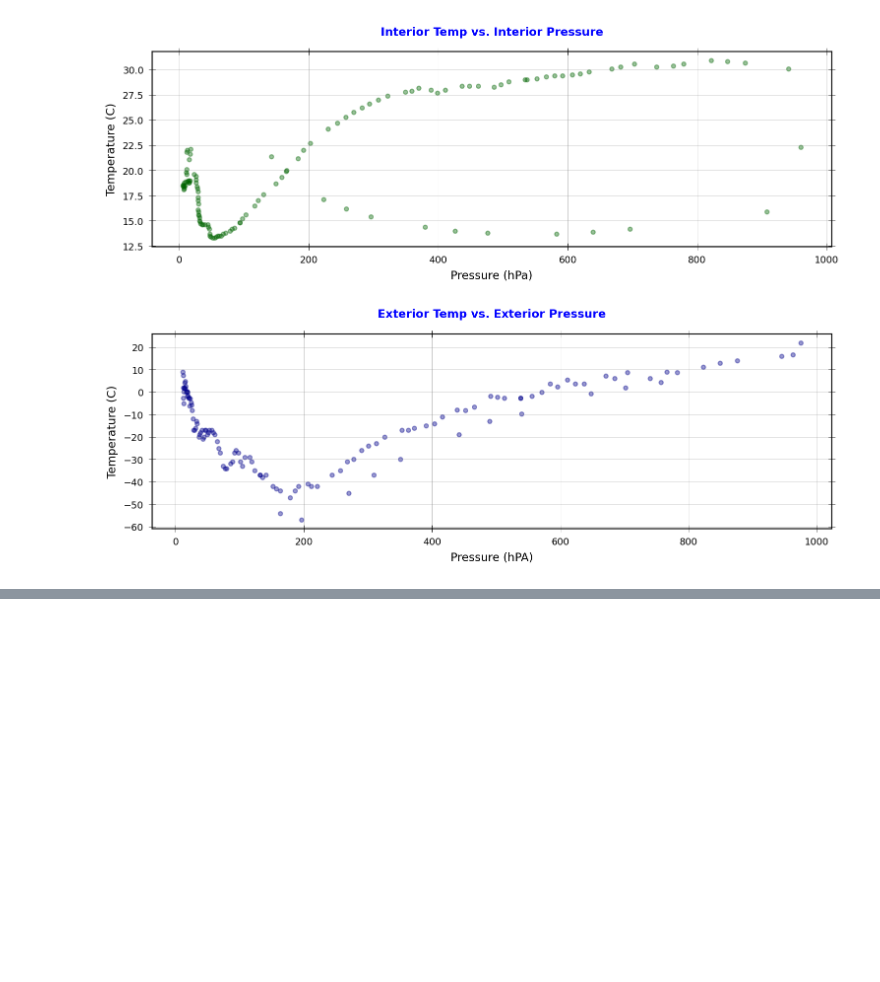
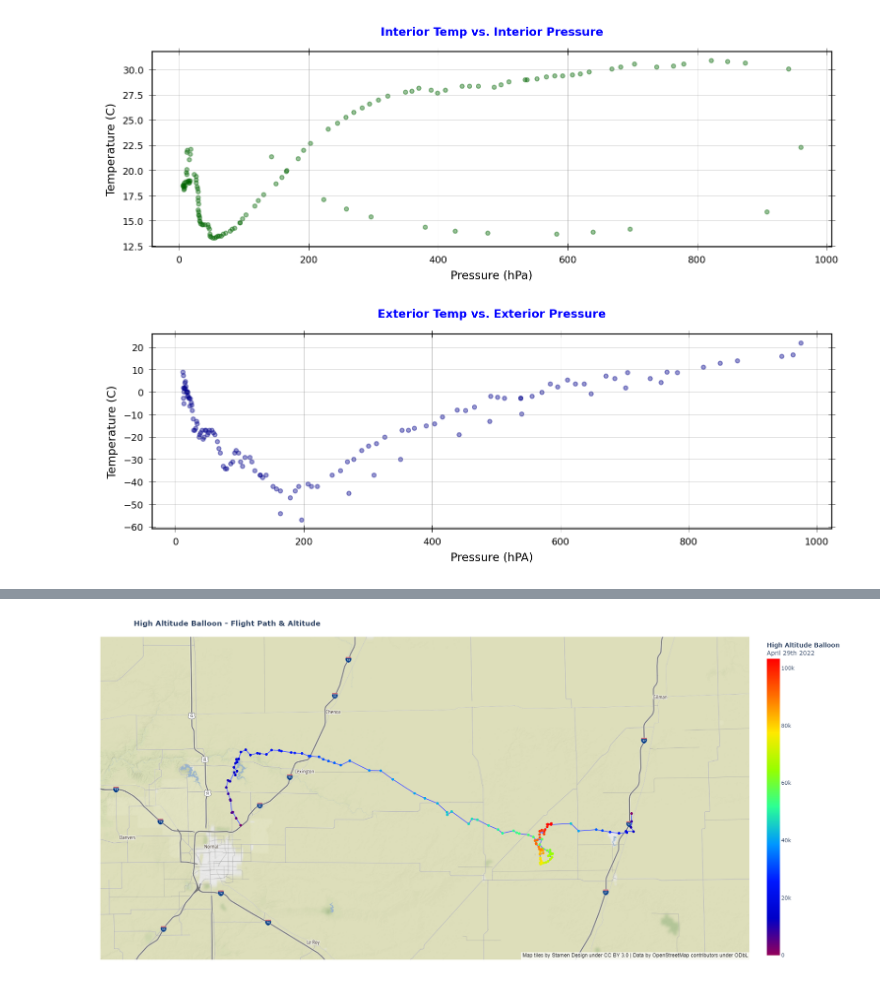
Before and after one commit to StateFarm-STEM/pyinthesky, a Jupyter notebook: Flight Data.ipynb, the cells around one changed output, grey strips where cells are left out. Saved outputs shown, nothing was run; the diff lists cells and outputs as text; code cells hidden in the pictures; blank space fills up the shorter version.

Commit message:
Flight map added using plotly
Added interactive flight map with Telemetry, Temp and Pressure data included.

```diff
--- a/Flight Data.ipynb
+++ b/Flight Data.ipynb
@@ -258,0 +324,2 @@ plt.show()
+# %%
+df['Lon_DD'] = df['Lon'].apply(convert_lon_gps_coord)
@@ -258,0 +336,3 @@ plt.show()
+# %%
+# Drop last row since it's invalid
+df.drop(df.tail(1).index,inplace=True)
@@ -258,0 +349,6 @@ plt.show()
+# %%
+mid = int(len(df['Lon_DD'])/2)
+# %%
+scl = [0,"rgb(150,0,90)"],[0.125,"rgb(0, 0, 200)"],[0.25,"rgb(0, 25, 255)"],\
+[0.375,"rgb(0, 152, 255)"],[0.5,"rgb(44, 255, 150)"],[0.625,"rgb(151, 255, 0)"],\
+[0.75,"rgb(255, 234, 0)"],[0.875,"rgb(255, 111, 0)"],[1,"rgb(255, 0, 0)"]
@@ -258,0 +378,52 @@ plt.show()
+# %%
+fig.update_layout(
+    height = 800,
+    width = 1700,
+    margin ={'l':10,'t':50,'b':10,'r':10},
+    mapbox = {
+        'center': {'lon': df['Lon_DD'][mid-20], 'lat': df['Lat_DD'][mid-20]},
+        'style': "stamen-terrain",
+        'zoom': 9.5,
+        })
+
+fig.update_layout(
+        title = '<b>High Altitude Balloon - Flight Path & Altitude</b>',
+        geo_scope='usa',
+        geo = dict(
+            scope = 'north america',
+            showland = True,
+            landcolor = "rgb(212, 212, 212)",
+            subunitcolor = "rgb(255, 255, 255)",
+            countrycolor = "rgb(255, 255, 255)",
+            showlakes = True,
+            lakecolor = "rgb(255, 255, 255)",
+            showsubunits = True,
+            showcountries = True,
+            resolution = 50,
+            projection = dict(
+                type = 'conic conformal',
+                rotation_lon = -100
+            ),
+            lonaxis = dict(
+                showgrid = True,
+                gridwidth = 0.5,
+                range= [ -140.0, -55.0 ],
+                dtick = 5
+            ),
+            lataxis = dict (
+                showgrid = True,
+                gridwidth = 0.5,
+                range= [ 20.0, 60.0 ],
+                dtick = 5
+            )
+        ),
+        hoverlabel=dict(
+            bgcolor="white",
+            font_size=14,
+            font_family="Arial"
+        ),
+    )
+
+fig.show()
+# %% [output]
+[figure, added]
```
Also changed, not shown: parts of 13 cells of this notebook.
